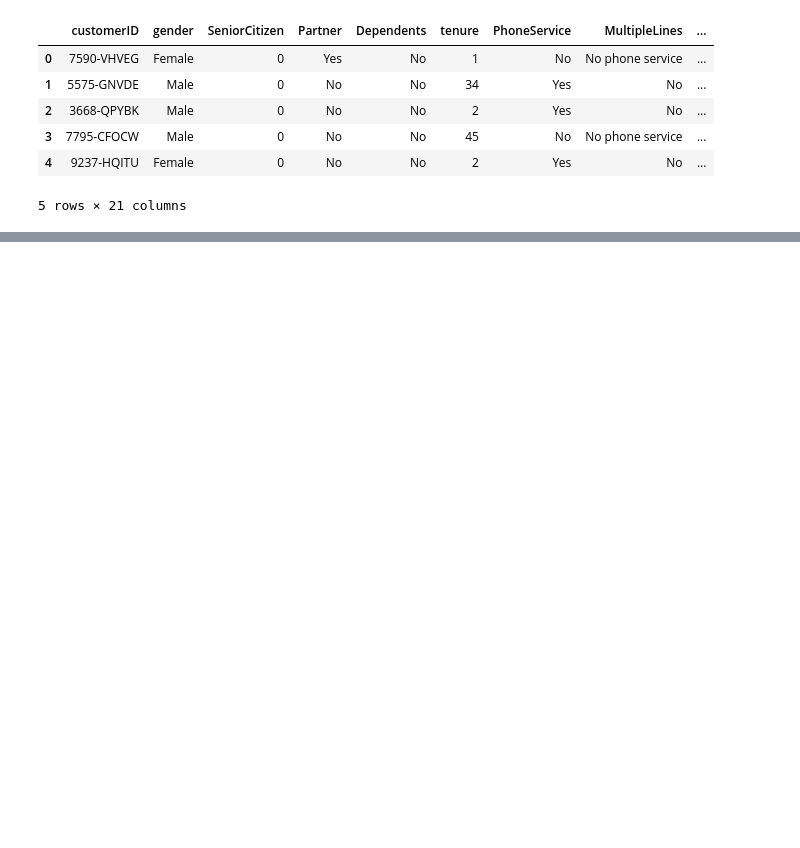
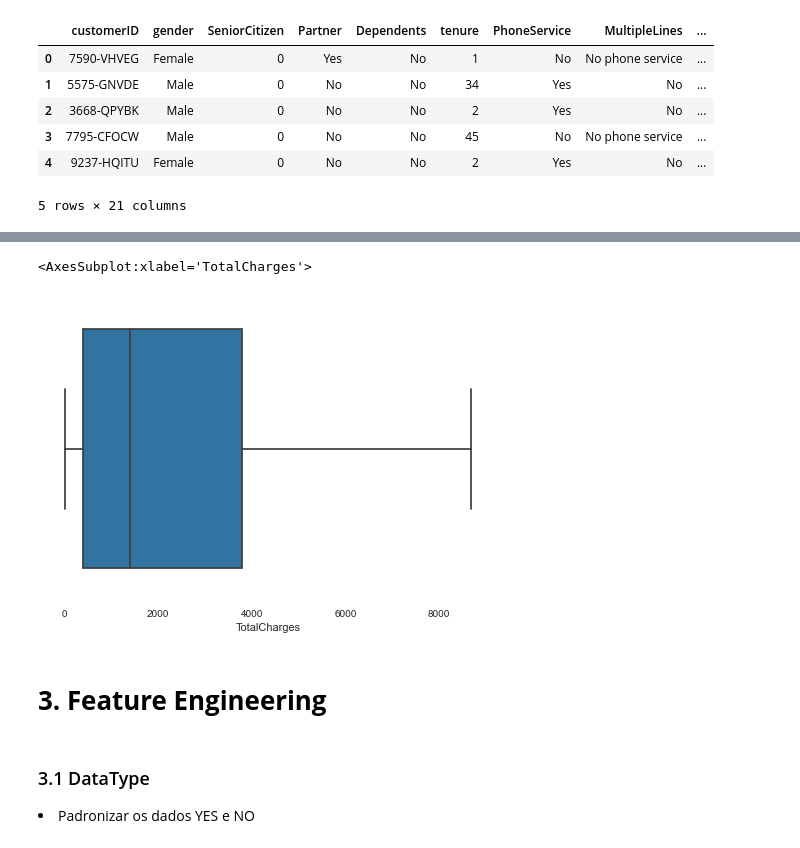
Before and after one commit to gfmattos/kaggle_telco, a Jupyter notebook: telecom.ipynb, the cells around one changed output, grey strips where cells are left out. Saved outputs shown, nothing was run; the diff lists cells and outputs as text; code cells hidden in the pictures; blank space fills up the shorter version.

```diff
--- a/telecom.ipynb
+++ b/telecom.ipynb
@@ -20,0 +185,10 @@ df.head()
+# %%
+sns.boxplot(df['TotalCharges'])
+# %% [output]
+<AxesSubplot:xlabel='TotalCharges'>
+[figure, added]
+# %% [markdown]
+# **3. Feature Engineering**
+# %% [markdown]
+### 3.1 DataType
+<li>Padronizar os dados YES e NO</li>
```
Also changed, not shown: parts of 67 cells of this notebook.
